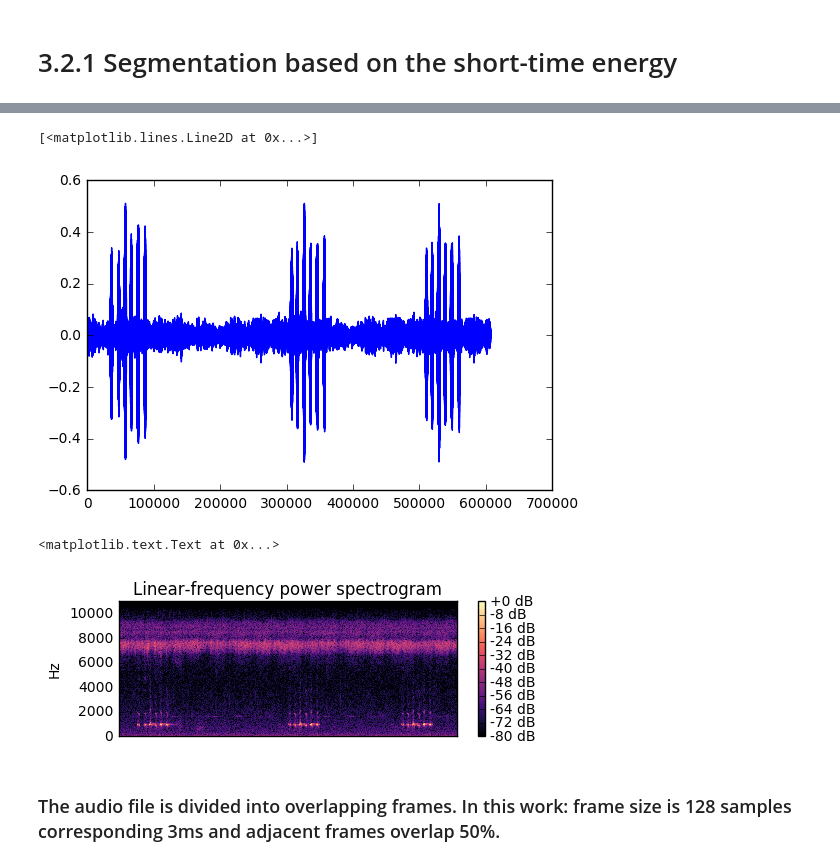
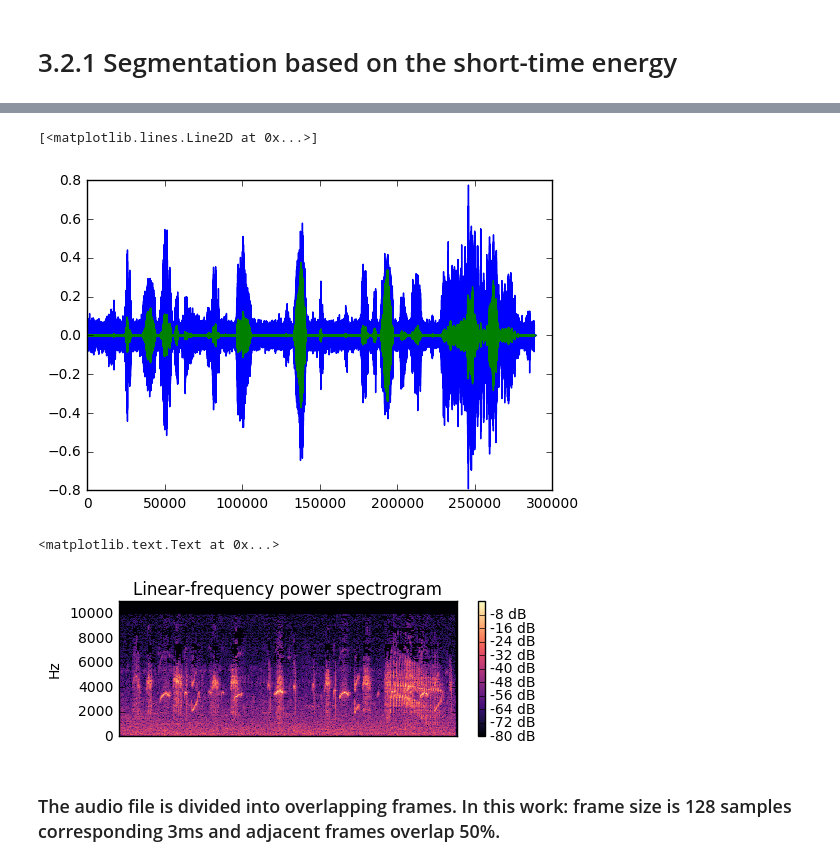
Before and after one commit to fsfelix/tcc, a Jupyter notebook: code/Segmentation - Python.ipynb, the cells around one changed output, grey strips where cells are left out. Saved outputs shown, nothing was run; the diff lists cells and outputs as text; code cells hidden in the pictures.

```diff
--- a/code/Segmentation - Python.ipynb
+++ b/code/Segmentation - Python.ipynb
@@ -11,5 +11,6 @@ import IPython.display
 import numpy as np
 import matplotlib.pyplot as plt
 
-y, sr = librosa.core.load("audio/hylopezus_song.wav")
-IPython.display.Audio(data = y, rate = sr)
+y, sr = librosa.core.load("/Users/felipefelix/USP/tcc/dataset/pr_article/S_A_C_Base_Parte-1/Camptostoma obsoletum/song/1000153.mp3")
+y_f, sr_f = librosa.core.load("/Users/felipefelix/USP/tcc/dataset/pr_article/S_A_C_Base_Parte-1/Camptostoma obsoletum/song/1000153.mp3.filtered1.wav")
+#IPython.display.Audio(data = y, rate = sr)
@@ -18,10 +25,11 @@ IPython.display.Audio(data = y, rate = sr)
 # %%
 # Audio wave
 
 plt.plot(y)
+plt.plot(y_f)
 # %% [output]
 [<matplotlib.lines.Line2D at 0x...>]
-[figure, old version]
+[figure, new version]
 # %%
 # Spectrogram representation
 
@@ -33,7 +41,7 @@ plt.colorbar(format='%+2.0f dB')
 plt.title('Linear-frequency power spectrogram')
 # %% [output]
 <matplotlib.text.Text at 0x...>
-[figure, old version]
+[figure, new version]
 # %%
 # Function to print all frames.
 
```
Also changed, not shown: parts of 6 cells of this notebook, 40 other files.
